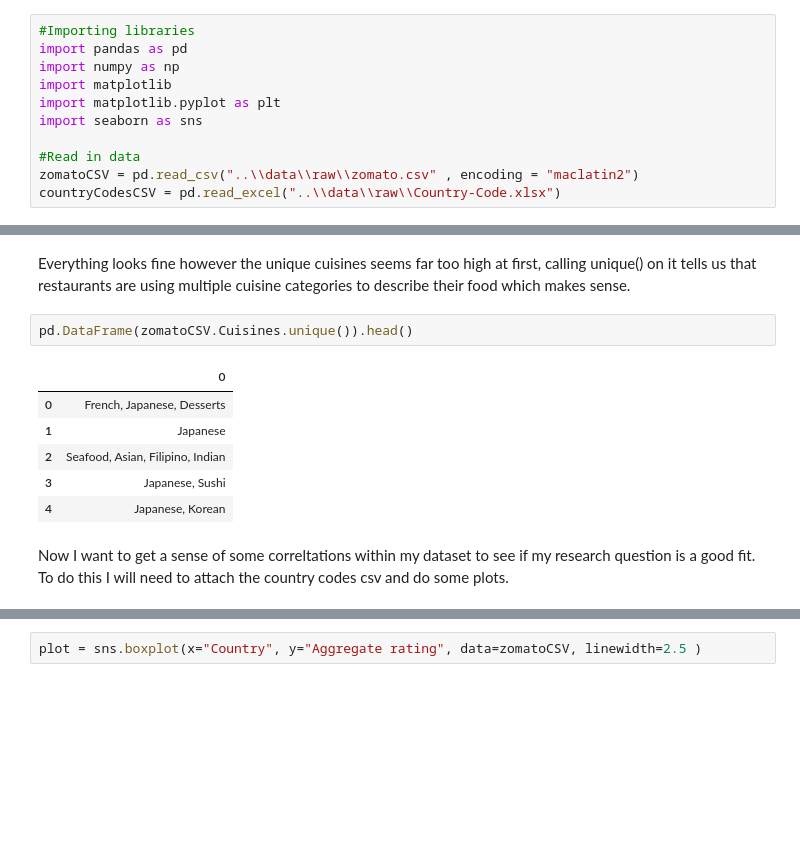
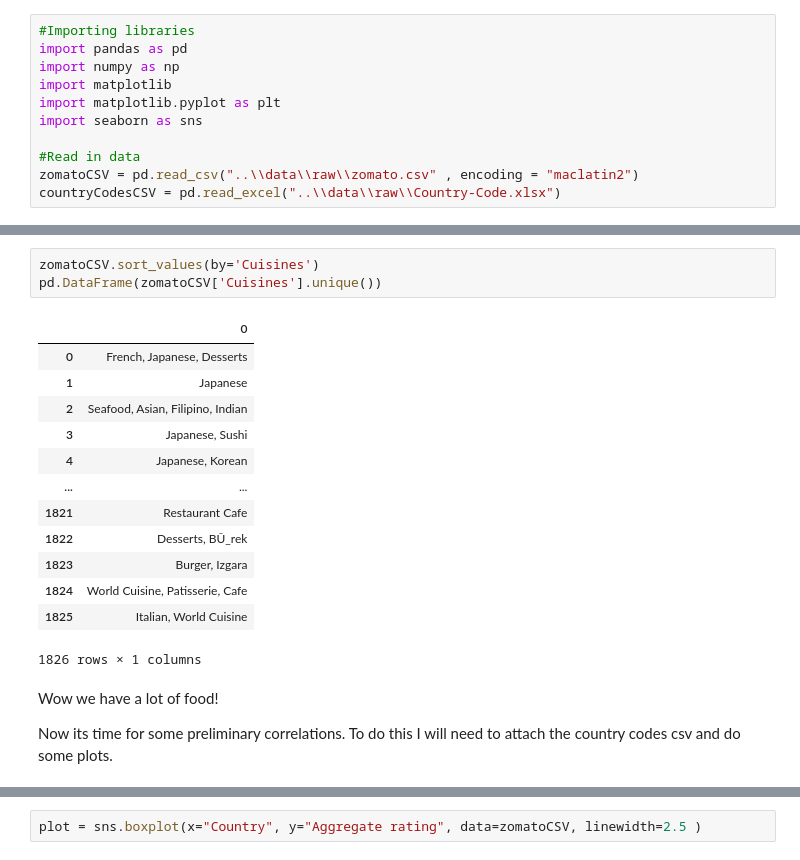
Before and after one commit to data301-2021-winter1/group28-project, a Jupyter notebook: notebooks/analysis1.ipynb, the cells around one changed output, grey strips where cells are left out. Drawn from its saved outputs; the diff is of its cells as text; blank space fills up the shorter version.

```diff
--- a/notebooks/analysis1.ipynb
+++ b/notebooks/analysis1.ipynb
@@ -162,15 +111,23 @@ dtype: int64
-# %% [markdown]
-Everything looks fine however the unique cuisines seems far too high at first, calling unique() on it tells us that restaurants are using multiple cuisine categories to describe their food which makes sense.
 # %%
-pd.DataFrame(zomatoCSV.Cuisines.unique()).head()
+zomatoCSV.sort_values(by='Cuisines')
+pd.DataFrame(zomatoCSV['Cuisines'].unique())
 # %% [output]
 |  | 0 |
 | 0 | French, Japanese, Desserts |
 | 1 | Japanese |
 | 2 | Seafood, Asian, Filipino, Indian |
 | 3 | Japanese, Sushi |
 | 4 | Japanese, Korean |
+| ... | ... |
+| 1821 | Restaurant Cafe |
+| 1822 | Desserts, BŪ_rek |
+| 1823 | Burger, Izgara |
+| 1824 | World Cuisine, Patisserie, Cafe |
+| 1825 | Italian, World Cuisine |
+1826 rows × 1 columns
 # %% [markdown]
-Now I want to get a sense of some correltations within my dataset to see if my research question is a good fit. To do this I will need to attach the country codes csv and do some plots.
+Wow we have a lot of food!
+
+Now its time for some preliminary correlations. To do this I will need to attach the country codes csv and do some plots.
 # %%
 #Adding Country column from countryCodesCSV to zomatoCSV
```
Also changed, not shown: parts of 44 cells of this notebook.
